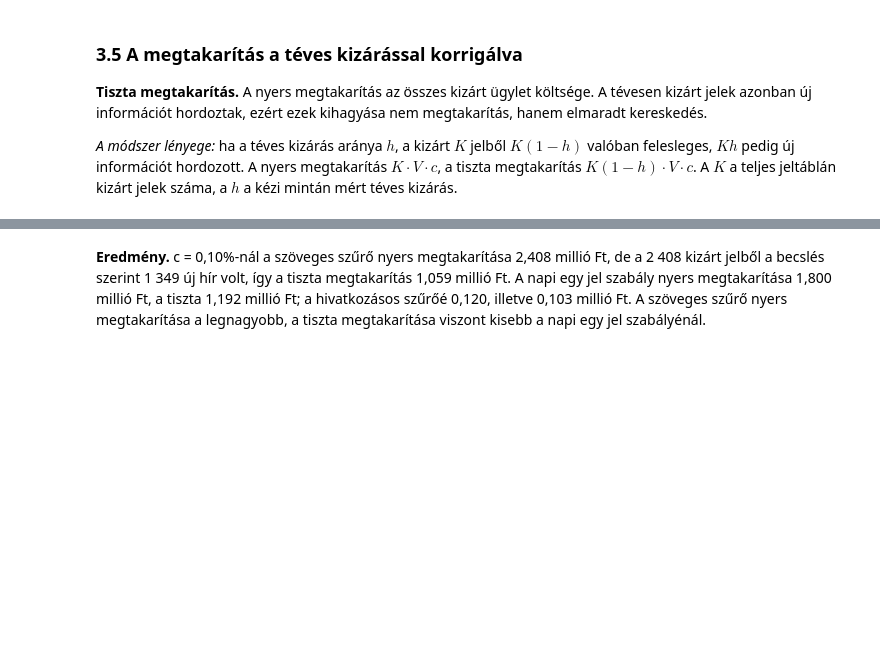
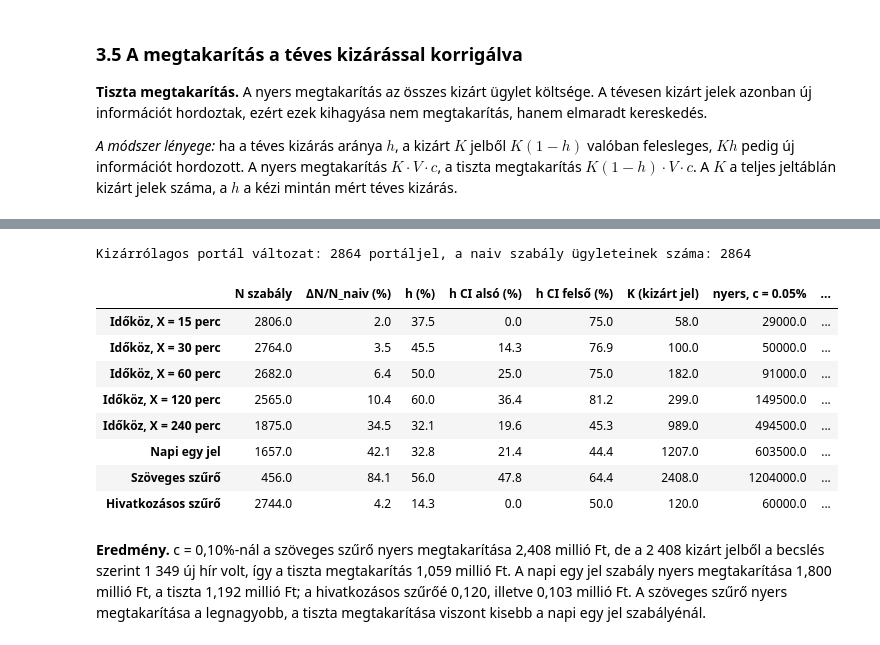
Before and after one commit to Tamacsa/BGE-Szakdolgozat, a Jupyter notebook: 04_h1b_rq2_szakdolgozat.ipynb, the cells around one changed output, grey strips where cells are left out. Drawn from its saved outputs; the diff is of its cells as text; code cells hidden in the pictures; blank space fills up the shorter version.

```diff
--- a/04_h1b_rq2_szakdolgozat.ipynb
+++ b/04_h1b_rq2_szakdolgozat.ipynb
@@ -682,3 +769,53 @@ display(rq2_tiszta.round(1))
+# %%
+jelek_p = jelek[jelek.forras != "bet"].reset_index(drop=True)
+szabalyok_p = szabalyok_epit(jelek_p)
+N_naiv_p = len(jelek_p)
+_, minoseg_p = teves_kizaras(jelek_p, szabalyok_p)
+
+portal_sorok = {}
+
+for nev, ugylet in szabalyok_p.items():
+    if nev != "Naiv":
+        kizart = (ugylet == False)
+        K = int(kizart.sum())
+
+        h = minoseg_p.loc[nev, "téves kizárás h (%)"] / 100
+        h_ci_also = minoseg_p.loc[nev, "h CI alsó (%)"]
+        h_ci_felso = minoseg_p.loc[nev, "h CI felső (%)"]
+
+        valoban_felesleges = K * (1 - h)
+
+        sor = {
+            "N szabály": int(ugylet.sum()),
+            "ΔN/N_naiv (%)": 100 * K / N_naiv_p,
+            "h (%)": 100 * h,
+            "h CI alsó (%)": h_ci_also,
+            "h CI felső (%)": h_ci_felso,
+            "K (kizárt jel)": K
+        }
+
+        for c in KOLTSEGRATAK:
+            szazalek = 100 * c
+            sor[f"nyers, c = {szazalek:.2f}%"] = K * V * c
+            sor[f"tiszta, c = {szazalek:.2f}%"] = valoban_felesleges * V * c
+
+        portal_sorok[nev] = sor
+
+rq2_tiszta_portal = pd.DataFrame(portal_sorok).T
+
+print(f"Kizárrólagos portál változat: {N_naiv_p} portáljel, a naiv szabály ügyleteinek száma: {N_naiv_p}")
+display(rq2_tiszta_portal.round(1))
+# %% [output]
+Kizárrólagos portál változat: 2864 portáljel, a naiv szabály ügyleteinek száma: 2864
+|  | N szabály | ΔN/N_naiv (%) | h (%) | h CI alsó (%) | h CI felső (%) | K (kizárt jel) | nyers, c = 0.05% | ... |
+| Időköz, X = 15 perc | 2806.0 | 2.0 | 37.5 | 0.0 | 75.0 | 58.0 | 29000.0 | ... |
+| Időköz, X = 30 perc | 2764.0 | 3.5 | 45.5 | 14.3 | 76.9 | 100.0 | 50000.0 | ... |
+| Időköz, X = 60 perc | 2682.0 | 6.4 | 50.0 | 25.0 | 75.0 | 182.0 | 91000.0 | ... |
+| Időköz, X = 120 perc | 2565.0 | 10.4 | 60.0 | 36.4 | 81.2 | 299.0 | 149500.0 | ... |
+| Időköz, X = 240 perc | 1875.0 | 34.5 | 32.1 | 19.6 | 45.3 | 989.0 | 494500.0 | ... |
+| Napi egy jel | 1657.0 | 42.1 | 32.8 | 21.4 | 44.4 | 1207.0 | 603500.0 | ... |
+| Szöveges szűrő | 456.0 | 84.1 | 56.0 | 47.8 | 64.4 | 2408.0 | 1204000.0 | ... |
+| Hivatkozásos szűrő | 2744.0 | 4.2 | 14.3 | 0.0 | 50.0 | 120.0 | 60000.0 | ... |
 # %% [markdown]
 **Eredmény.** c = 0,10%-nál a szöveges szűrő nyers megtakarítása 2,408 millió Ft, de a 2 408 kizárt jelből a becslés szerint 1 349 új hír volt, így a tiszta megtakarítás 1,059 millió Ft. A napi egy jel szabály nyers megtakarítása 1,800 millió Ft, a tiszta 1,192 millió Ft; a hivatkozásos szűrőé 0,120, illetve 0,103 millió Ft. A szöveges szűrő nyers megtakarítása a legnagyobb, a tiszta megtakarítása viszont kisebb a napi egy jel szabályénál.
 # %% [markdown]
```
Also changed, not shown: parts of 4 cells of this notebook.
